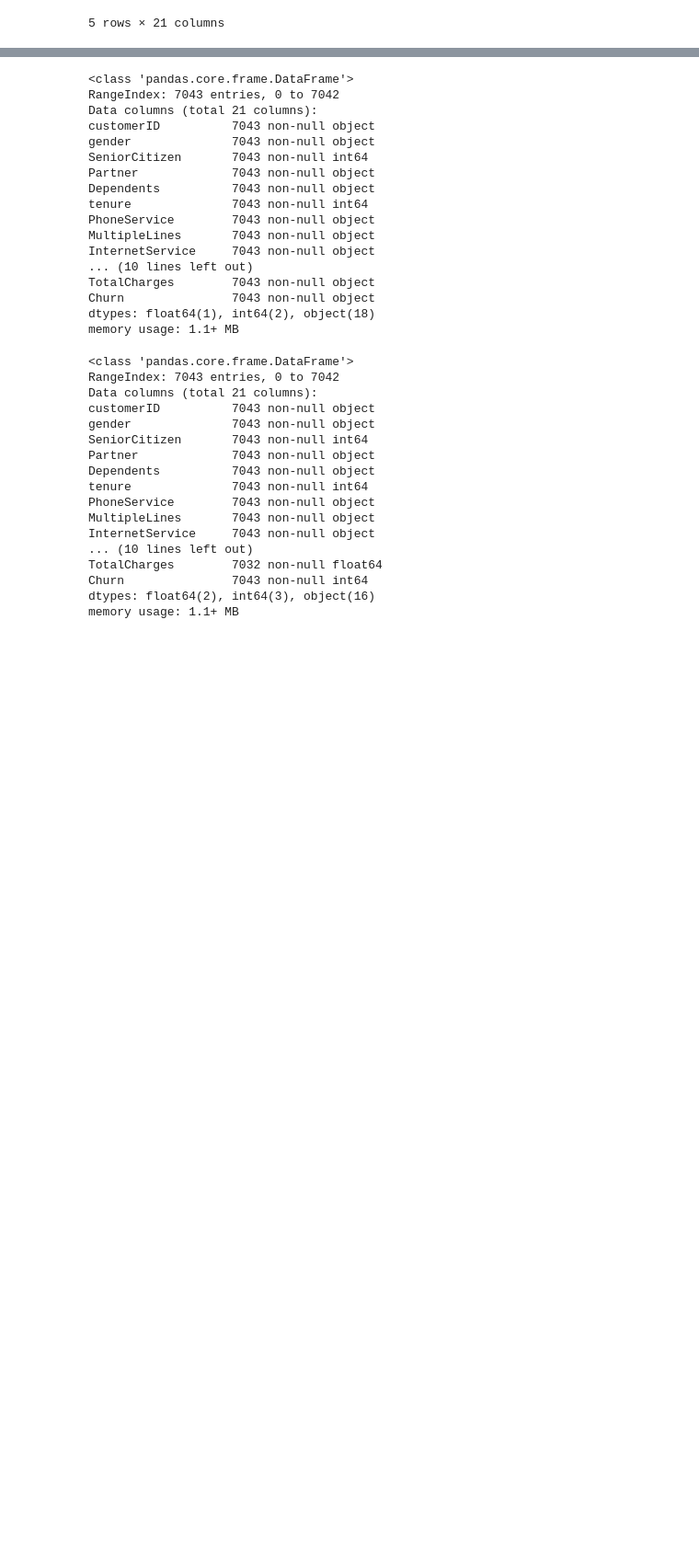
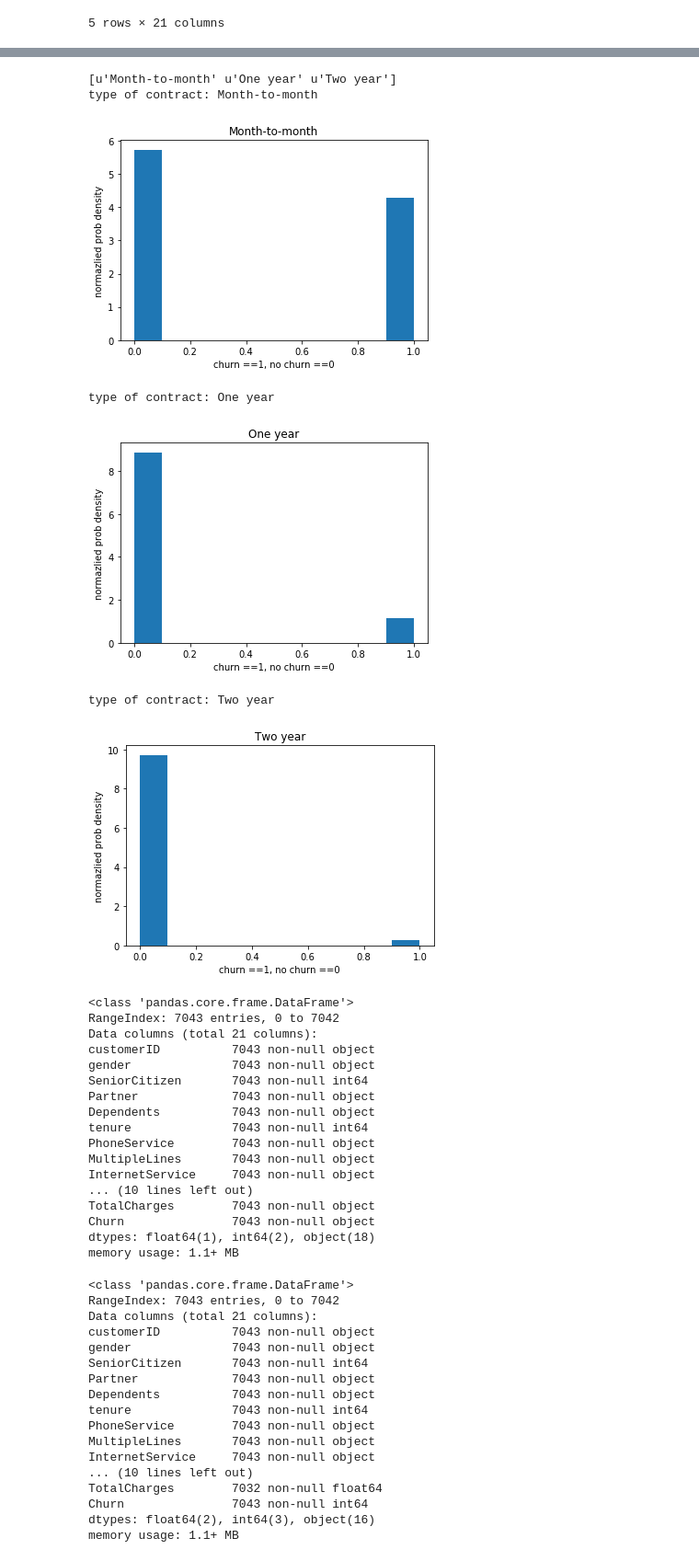
Before and after one commit to leexa90/Survival-Analysis-Lifelines, a Jupyter notebook: Survival_analysis.ipynb, the cells around one changed output, grey strips where cells are left out. Shown at 92% size. Saved outputs shown, nothing was run; the diff lists cells and outputs as text; code cells hidden in the pictures; blank space fills up the shorter version.

```diff
--- a/Survival_analysis.ipynb
+++ b/Survival_analysis.ipynb
@@ -145,3 +202,23 @@ df.head()
+# %%
+# trick to convert string to int
+df['Churn_int'] = (df['Churn']=='Yes')*1
+# %%
+print pd.unique(df['Contract'])
+for i in pd.unique(df['Contract']):
+    print 'type of contract:',i
+    plt.hist(df[df['Contract']==i]['Churn_int'],normed=True)
+    plt.xlabel('churn ==1, no churn ==0')
+    plt.ylabel('normazlied prob density')
+    plt.title(i)
+    plt.show()
+# %% [output]
+[u'Month-to-month' u'One year' u'Two year']
+type of contract: Month-to-month
+[figure, added]
+type of contract: One year
+[figure, added]
+type of contract: Two year
+[figure, added]
 # %%
 ## Data Types and Missing Values in Columns
 df.info()
```
Also changed, not shown: parts of 5 cells of this notebook, 1 other file.
